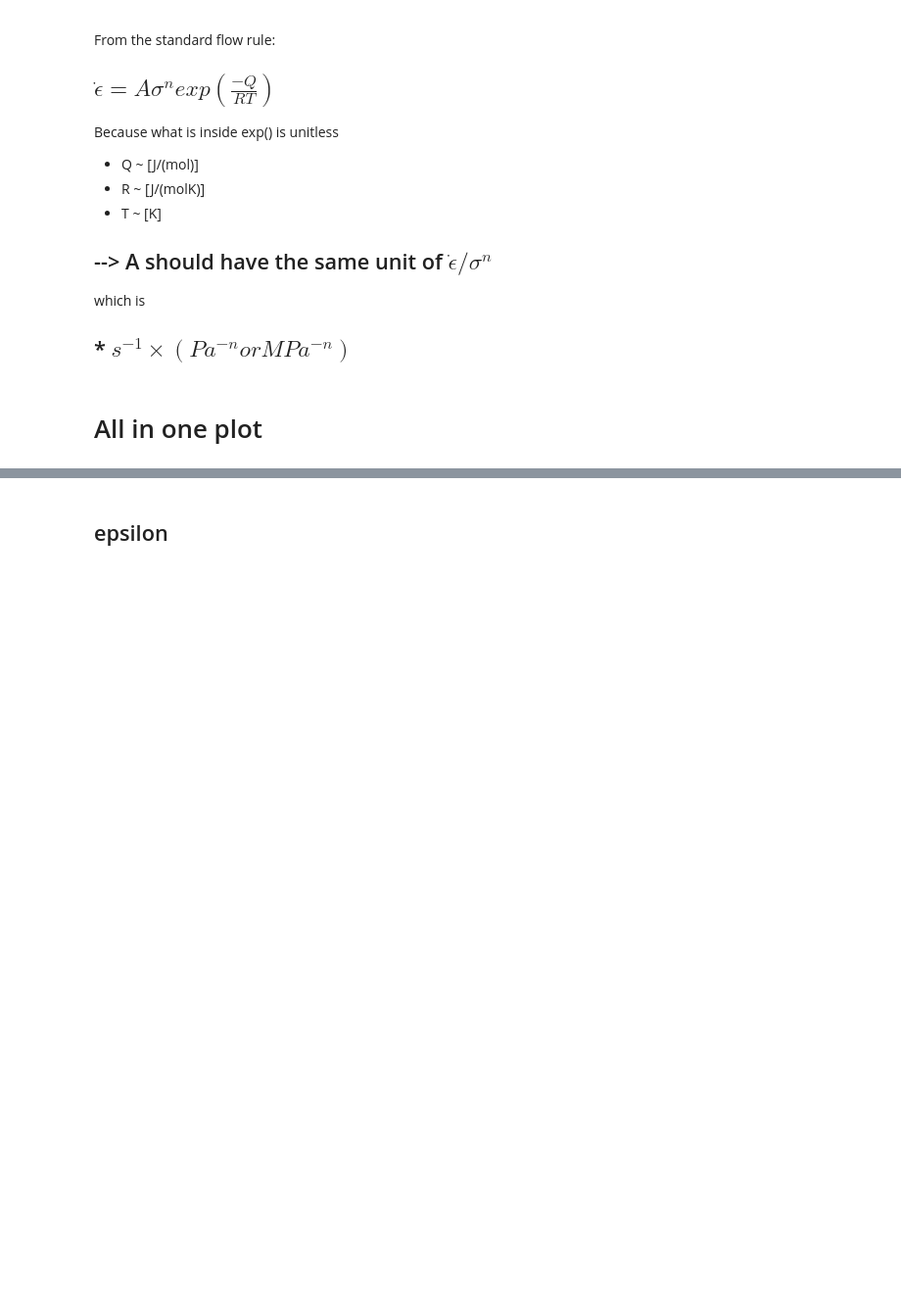
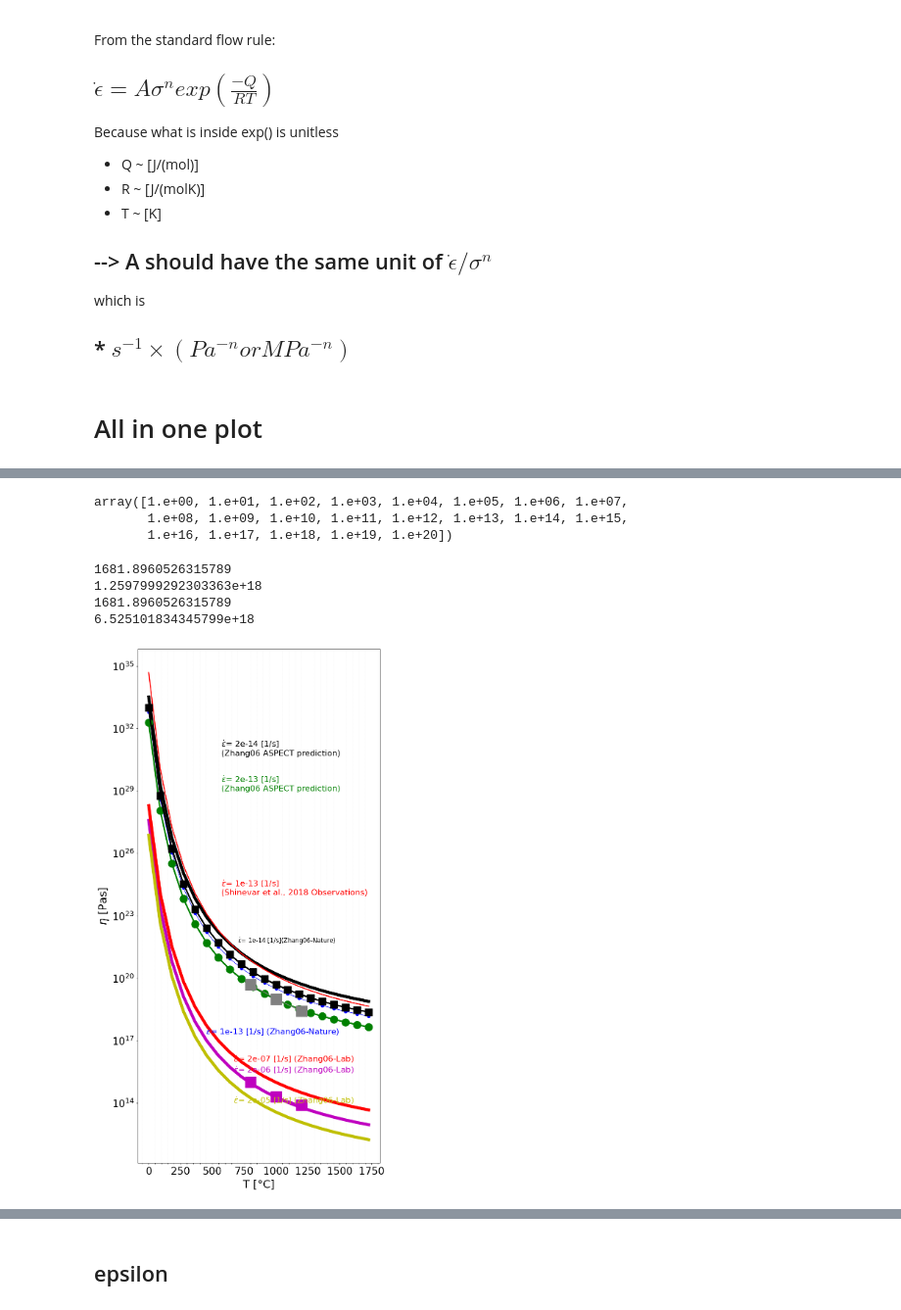
Before and after one commit to magmaxt/pypax, a Jupyter notebook: CPX_rheo.ipynb, the cells around one changed output, grey strips where cells are left out. Shown: that part at 98% size. Saved outputs shown, nothing was run; the diff lists cells and outputs as text; code cells hidden in the pictures; blank space fills up the shorter version.

Commit message:
notebook update plots

```diff
--- a/CPX_rheo.ipynb
+++ b/CPX_rheo.ipynb
@@ -170,3 +198,9 @@ which is
+# %%
+np.logspace(0,20,num=21,base=10,endpoint=True)
+# %% [output]
+array([1.e+00, 1.e+01, 1.e+02, 1.e+03, 1.e+04, 1.e+05, 1.e+06, 1.e+07,
+       1.e+08, 1.e+09, 1.e+10, 1.e+11, 1.e+12, 1.e+13, 1.e+14, 1.e+15,
+       1.e+16, 1.e+17, 1.e+18, 1.e+19, 1.e+20])
 # %%
 import matplotlib.ticker as ticker
 
@@ -279,8 +313,8 @@ Q = 340*1e3 #J/mol #310000 # J/mol
 R = 8.314 # J/(mol K)
 eta = A**(-1/n) * np.exp(Q/(n*R*T)) * epsilon**((1-n)/n)
 
-f1.semilogy(T-273.15,eta,linewidth=2,color='r',marker='*',markersize=15)
-text_to_disp=f'$\dot\epsilon$= {epsilon} [1/s] \n(Shinevar 2018 Fig. 6 black line)'
+f1.semilogy(T-273.15,eta,linewidth=2,color='r')
+text_to_disp=f'$\dot\epsilon$= {epsilon} [1/s] \n(Shinevar et al., 2018 Observations)'
 plt.text(570,1e24,text_to_disp,fontsize=16,color='r')
 
 
@@ -333,30 +367,36 @@ f1.minorticks_on()
 
 # # Enable minor gridlines on the y-axis
 # plt.gca().yaxis.set_minor_locator(ticker.AutoMinorLocator(3))  # 2 minor ticks per major tick
 # plt.grid(True, which='minor', linestyle='--', alpha=0.5)
 
 plt.yticks(fontsize=20)
 plt.xticks(fontsize=20)
 
 #ax.set_xscale('log')
 
 
 # plotting data for constant V but changing T
 Temp = np.array([1073,1273,1473])
 eta = np.array([5.e19, 1e19, 2.59e18])
 epsilon= np.array([1.1e-13, 1.77e-13, 2.45e-13])
 sigma=np.array([1.5e7, 3.65e6, 1.28e6])
 f1.semilogy(Temp-273.15, eta, marker='s',markersize=22, color='grey')
 
 
 
 
 eta_lab=np.array([1e15, 2e14, 8e13])
 f1.semilogy(Temp-273.15, eta_lab, marker='s',markersize=22, color='m')
 
 
 # plotting data for constant T but changing V
 Temp = np.array([1273,1273,1273])
 eta = np.array([3e13, 2e14, 1e15])
 
 #plt.show()
+# %% [output]
+1681.8960526315789
+1.2597999292303363e+18
+1681.8960526315789
+6.525101834345799e+18
+[figure, added]
```
Also changed, not shown: parts of 9 cells of this notebook.
